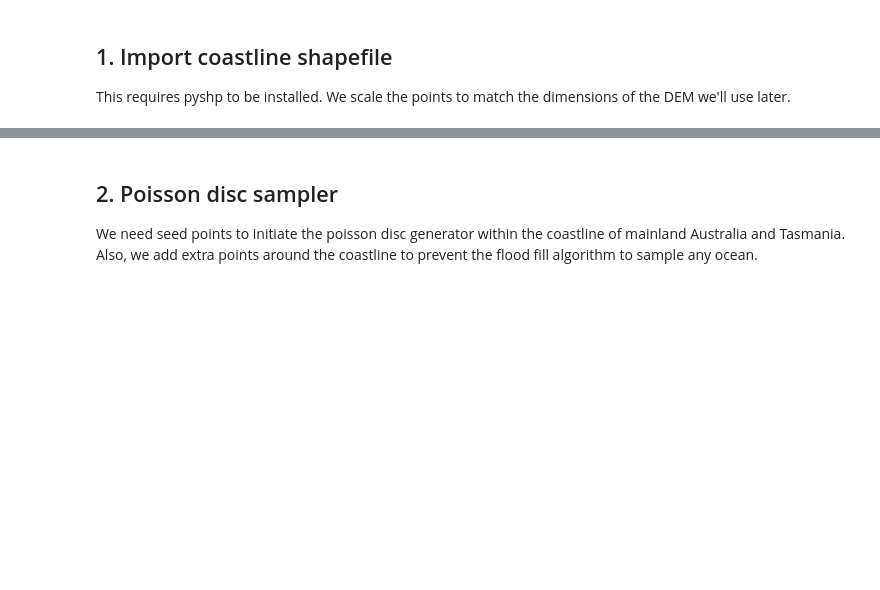
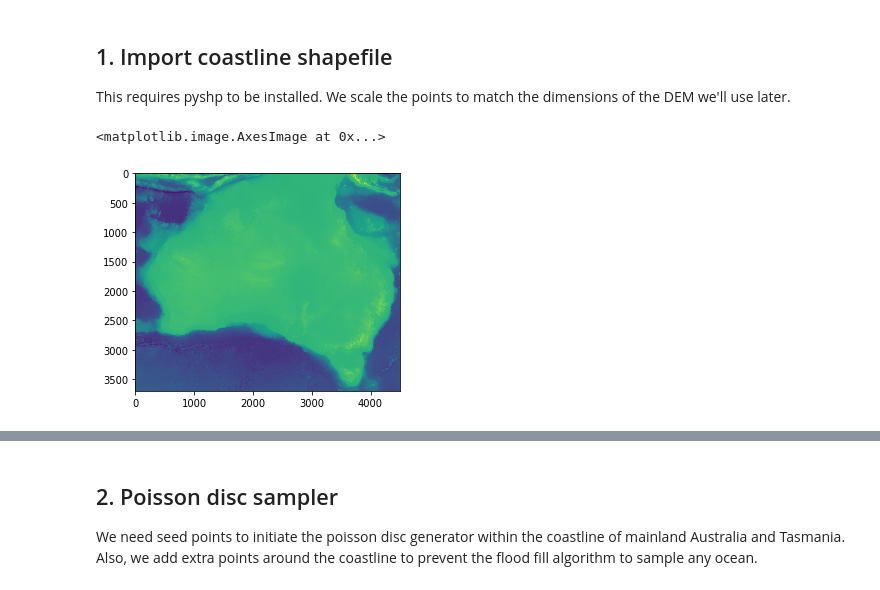
Before and after one commit to underworldcode/quagmire, a Jupyter notebook: Notebooks/Australian coastline.ipynb, the cells around one changed output, grey strips where cells are left out. Saved outputs shown, nothing was run; the diff lists cells and outputs as text; code cells hidden in the pictures; blank space fills up the shorter version.

```diff
--- a/Notebooks/Australian coastline.ipynb
+++ b/Notebooks/Australian coastline.ipynb
@@ -60,3 +60,8 @@ img = np.flipud(img).astype(float)
+# %%
+plt.imshow(img)
+# %% [output]
+<matplotlib.image.AxesImage at 0x...>
+[figure, added]
 # %%
 fig = plt.figure(1, figsize=(14,10))
 ax = fig.add_subplot(111, xlim=(minX,maxX), ylim=(minY,maxY))
```
Also changed, not shown: parts of 25 cells of this notebook, 10 other files.
